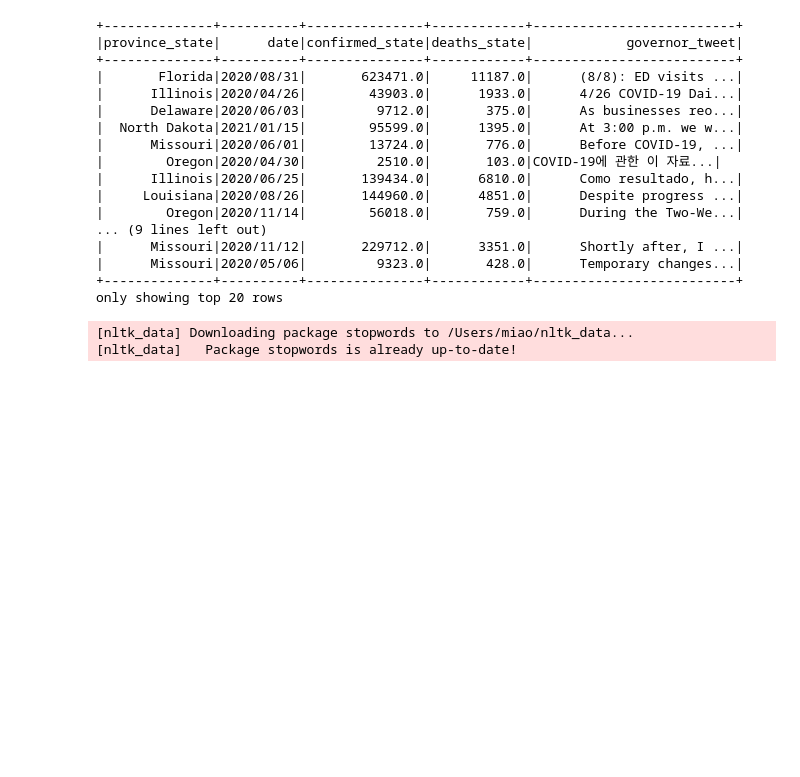
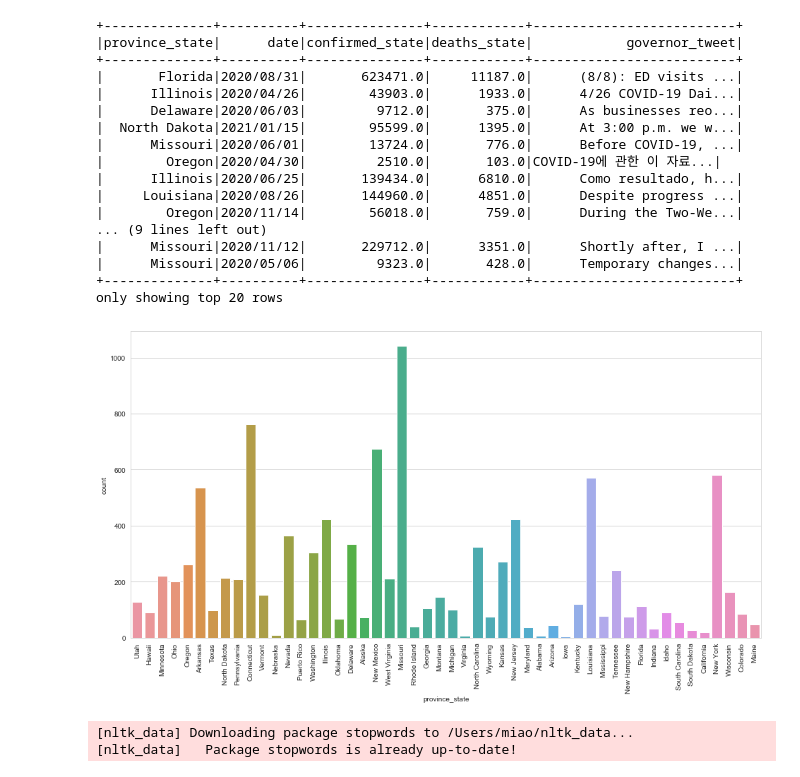
Before and after one commit to lsc4ss-s21/final-project-covid-tweet-mining, a Jupyter notebook: Governor_tweet_analysis.ipynb, the cells around one changed output. Saved outputs shown, nothing was run; the diff lists cells and outputs as text; code cells hidden in the pictures; blank space fills up the shorter version.

```diff
--- a/Governor_tweet_analysis.ipynb
+++ b/Governor_tweet_analysis.ipynb
@@ -46,6 +47,18 @@ df.show()
 |      Missouri|2020/05/06|         9323.0|       428.0|      Temporary changes...|
 +--------------+----------+---------------+------------+--------------------------+
 only showing top 20 rows
+# %%
+tweet_p_state = (df.groupBy('province_state')
+                 .count())
+tweet_p_state_df = tweet_p_state.toPandas()
+
+plt.rcParams["figure.figsize"] = (16,8)
+sns.barplot(x = 'province_state', y = 'count', data=tweet_p_state_df)
+plt.xticks(rotation = 90, size = 10)
+plt.show();
+#tweet_p_state_df
+# %% [output]
+[figure, added]
 # %%
 texts=df.rdd.map(lambda x: x['governor_tweet'])
 tweets=texts.zipWithIndex()
```
Also changed, not shown: parts of 12 cells of this notebook.
